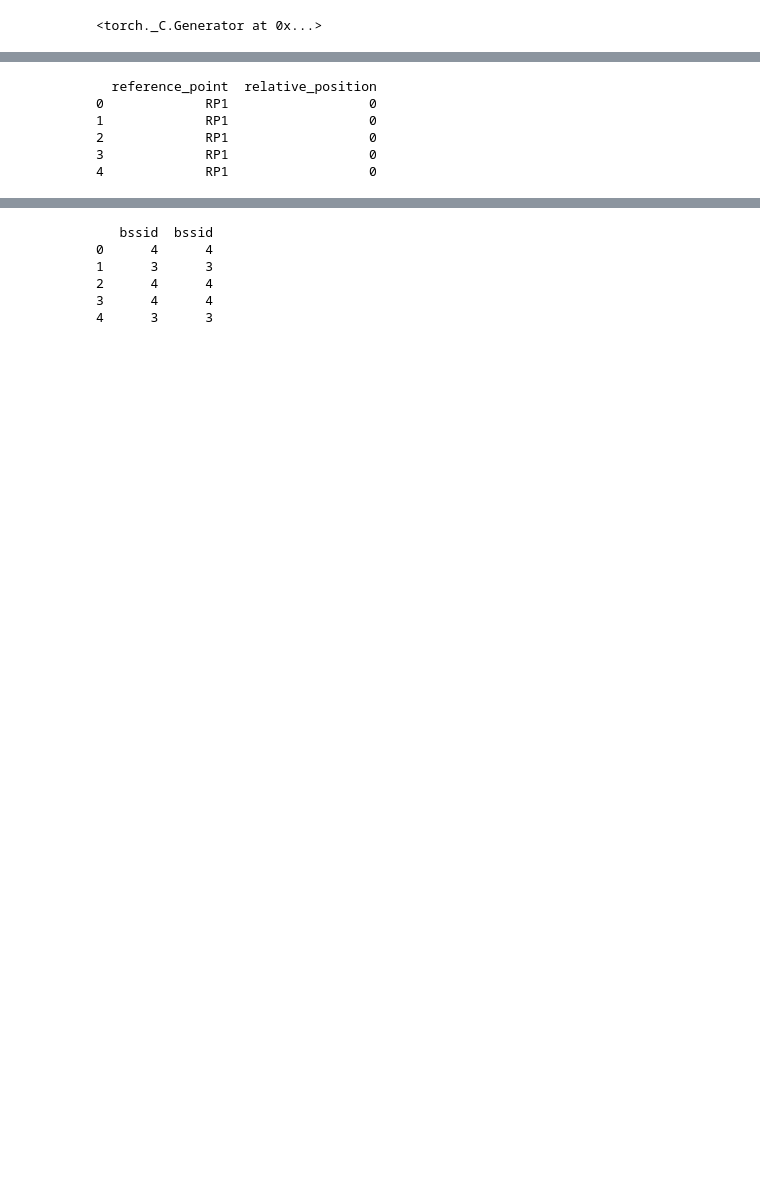
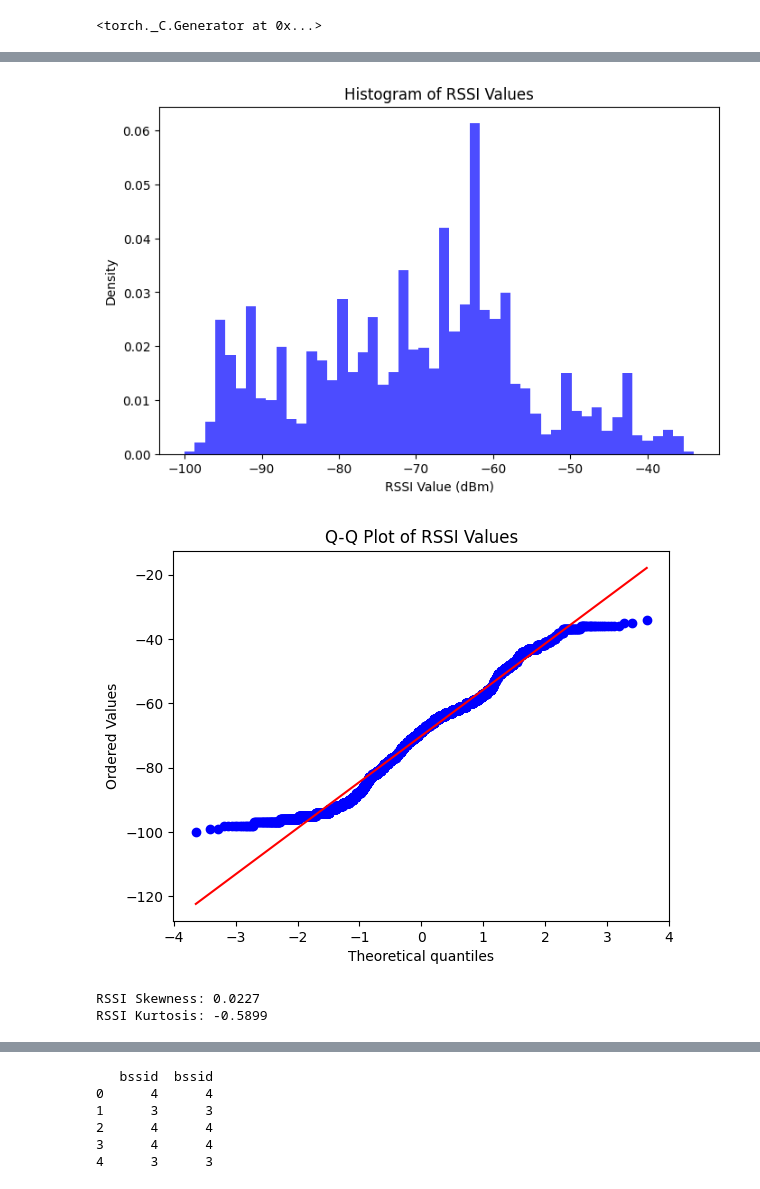
Before and after one commit to laurenchristyt/WiFi-Coverage-and-Capacity-Optimization-Access-Point-Localization-and-RSSI-Prediction-, a Jupyter notebook: location_data_prediction_xgb.ipynb, the cells around one changed output, grey strips where cells are left out. Cells and saved outputs as stored; diff of their text form; code cells hidden in the pictures; blank space fills up the shorter version.

```diff
--- a/location_data_prediction_xgb.ipynb
+++ b/location_data_prediction_xgb.ipynb
@@ -155,3 +154,43 @@ array([ nan, -96., -94., -95., -92., -97., -90., -89., -91., -93., -86.,
+# %%
+import matplotlib.pyplot as plt
+import numpy as np
+import scipy.stats as stats
+from scipy.stats import skew, kurtosis
+
+# Select RSSI columns (replace with actual column names from your dataset)
+rssi_digilab = data["rssi_ap_digilab"]
+rssi_dosen = data["rssi_ap_dosen"]
+
+rssi_digilab = rssi_digilab[rssi_digilab > -200]
+rssi_dosen = rssi_dosen[rssi_dosen > -200]
+
+# Combine both RSSI columns for analysis
+rssi_values = np.concatenate([rssi_digilab, rssi_dosen])
+
+# 1️⃣ Histogram (Check RSSI Distribution)
+plt.figure(figsize=(8, 5))
+plt.hist(rssi_values, bins=50, color='blue', alpha=0.7, density=True)
+plt.xlabel("RSSI Value (dBm)")
+plt.ylabel("Density")
+plt.title("Histogram of RSSI Values")
+plt.show()
+
+# 2️⃣ Q-Q Plot (Check for Normality)
+stats.probplot(rssi_values, dist="norm", plot=plt)
+plt.title("Q-Q Plot of RSSI Values")
+plt.show()
+
+# 3️⃣ Skewness & Kurtosis (Numerical Analysis)
+rssi_skewness = skew(rssi_values)
+rssi_kurtosis = kurtosis(rssi_values)
+
+print(f"RSSI Skewness: {rssi_skewness:.4f}")  # >0 means right-skewed, <0 means left-skewed
+print(f"RSSI Kurtosis: {rssi_kurtosis:.4f}")  # >3 means heavy-tailed (outliers)
+# %% [output]
+[figure, added]
+[figure, added]
+RSSI Skewness: 0.0227
+RSSI Kurtosis: -0.5899
 # %%
 # Fill missing RSSI values
 data['rssi_ap_digilab'] = data['rssi_ap_digilab'].fillna(-200)
@@ -161,19 +200,3 @@ ap_coordinates = {
     'DTE Staff (Digilab)': (867, 1122),
     'DTE Staff (Dosen)': (2454, 520)
 }
-# %%
-# Define reference points that should be assigned a relative position of 0
-inside_reference_points = [f'RP{i}' for i in range(1, 21)]  # RP_1 to RP_20
-
-# Add a new column for relative position based on the reference point value
-data['relative_position'] = data['reference_point'].apply(lambda rp: 0 if rp in inside_reference_points else 1)
-
-# Check the first few rows to confirm the relative_position column was added correctly
-print(data[['reference_point', 'relative_position']].head())
-# %% [output]
-  reference_point  relative_position
-0             RP1                  0
-1             RP1                  0
-2             RP1                  0
-3             RP1                  0
-4             RP1                  0
```
Also changed, not shown: parts of 23 cells of this notebook, 14 other files.
